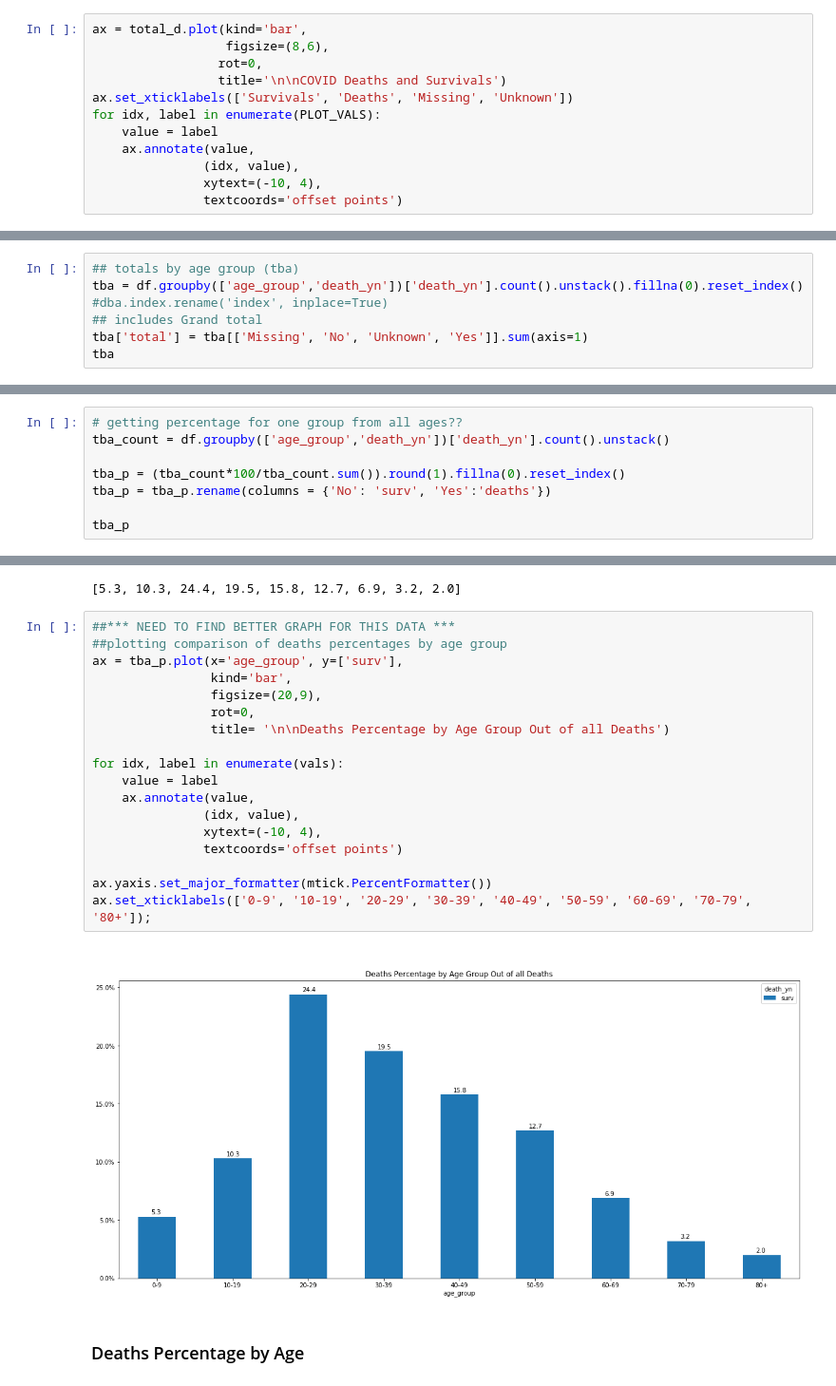
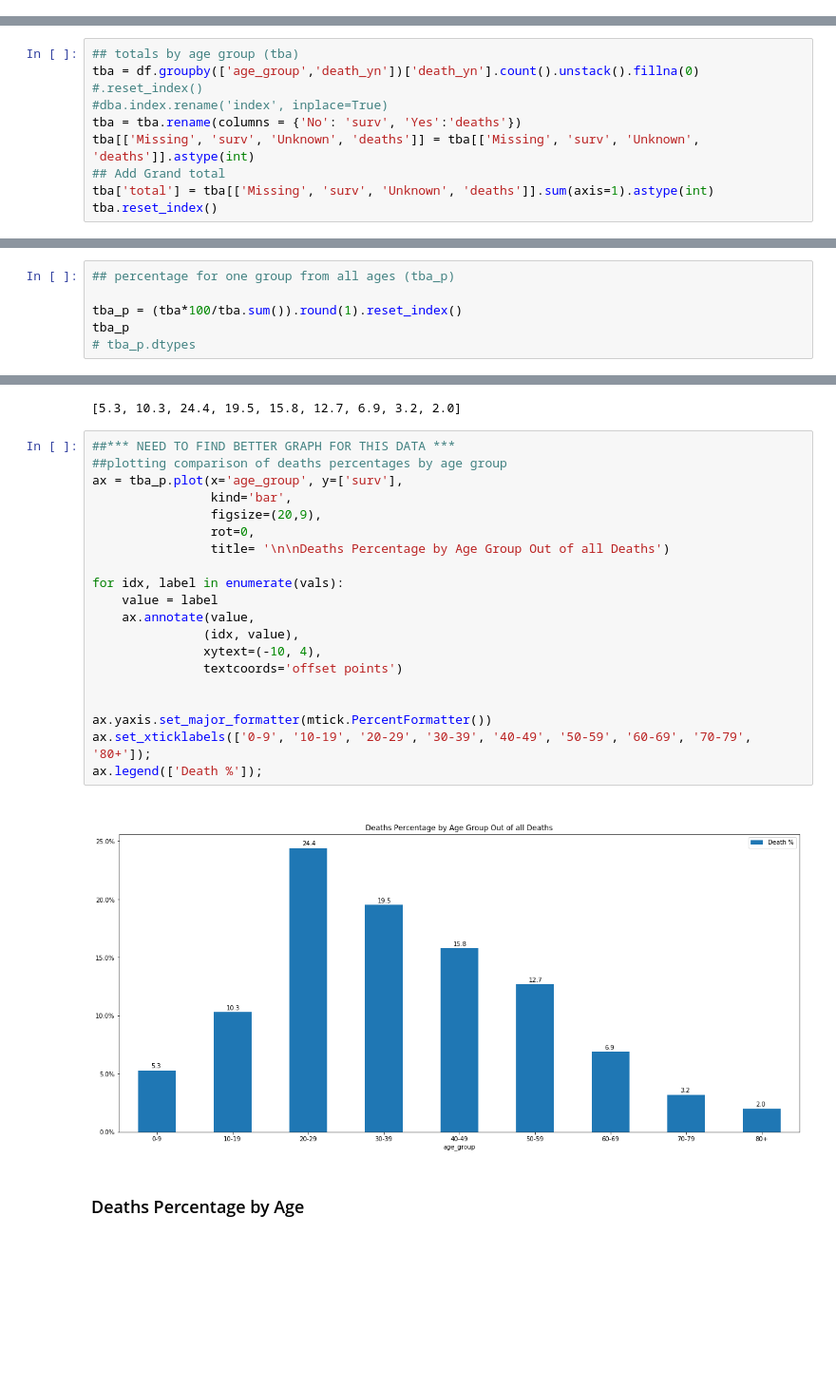
Before and after one commit to lauradahlberg/covid-19_analysis_NC, a Jupyter notebook: exploring_mecklenburg_covid_CDC_data.ipynb, the cells around one changed output, grey strips where cells are left out. Shown at 95% size. Saved outputs shown, nothing was run; the diff lists cells and outputs as text; blank space fills up the shorter version.

Commit message:
add percentage label to chart

```diff
--- a/exploring_mecklenburg_covid_CDC_data.ipynb
+++ b/exploring_mecklenburg_covid_CDC_data.ipynb
@@ -97,12 +144,0 @@ PLOT_VALS
-# %%
-ax = total_d.plot(kind='bar',
-                  figsize=(8,6),
-                 rot=0,
-                 title='\n\nCOVID Deaths and Survivals')
-ax.set_xticklabels(['Survivals', 'Deaths', 'Missing', 'Unknown'])
-for idx, label in enumerate(PLOT_VALS):
-    value = label
-    ax.annotate(value,
-               (idx, value),
-               xytext=(-10, 4),
-               textcoords='offset points')
@@ -114,8 +145,10 @@ for idx, label in enumerate(PLOT_VALS):
 # %%
 ## totals by age group (tba)
-tba = df.groupby(['age_group','death_yn'])['death_yn'].count().unstack().fillna(0).reset_index()
+tba = df.groupby(['age_group','death_yn'])['death_yn'].count().unstack().fillna(0) #.reset_index()
 #dba.index.rename('index', inplace=True)
-## includes Grand total
-tba['total'] = tba[['Missing', 'No', 'Unknown', 'Yes']].sum(axis=1)
-tba
+tba = tba.rename(columns = {'No': 'surv', 'Yes':'deaths'})
+tba[['Missing', 'surv', 'Unknown', 'deaths']] = tba[['Missing', 'surv', 'Unknown', 'deaths']].astype(int)
+## Add Grand total
+tba['total'] = tba[['Missing', 'surv', 'Unknown', 'deaths']].sum(axis=1).astype(int)
+tba.reset_index()
 # %% [output]
@@ -132,9 +165,7 @@ tba
 # %%
-# getting percentage for one group from all ages??
-tba_count = df.groupby(['age_group','death_yn'])['death_yn'].count().unstack()
+## percentage for one group from all ages (tba_p)
 
-tba_p = (tba_count*100/tba_count.sum()).round(1).fillna(0).reset_index()
-tba_p = tba_p.rename(columns = {'No': 'surv', 'Yes':'deaths'})
-
+tba_p = (tba*100/tba.sum()).round(1).reset_index()
 tba_p
+# tba_p.dtypes
 # %% [output]
@@ -156,23 +187,25 @@ vals
 # %%
 ##*** NEED TO FIND BETTER GRAPH FOR THIS DATA ***
 ##plotting comparison of deaths percentages by age group
 ax = tba_p.plot(x='age_group', y=['surv'],
                 kind='bar',
                 figsize=(20,9),
                 rot=0,
                 title= '\n\nDeaths Percentage by Age Group Out of all Deaths')
 
 for idx, label in enumerate(vals):
     value = label
     ax.annotate(value,
                (idx, value),
                xytext=(-10, 4),
                textcoords='offset points')
 
+
 ax.yaxis.set_major_formatter(mtick.PercentFormatter())
 ax.set_xticklabels(['0-9', '10-19', '20-29', '30-39', '40-49', '50-59', '60-69', '70-79', '80+']);
+ax.legend(['Death %']);
 # %% [output]
-[figure, old version]
+[figure, new version]
 # %% [markdown]
 ### Deaths Percentage by Age
 # %%
```
Also changed, not shown: parts of 14 cells of this notebook.
